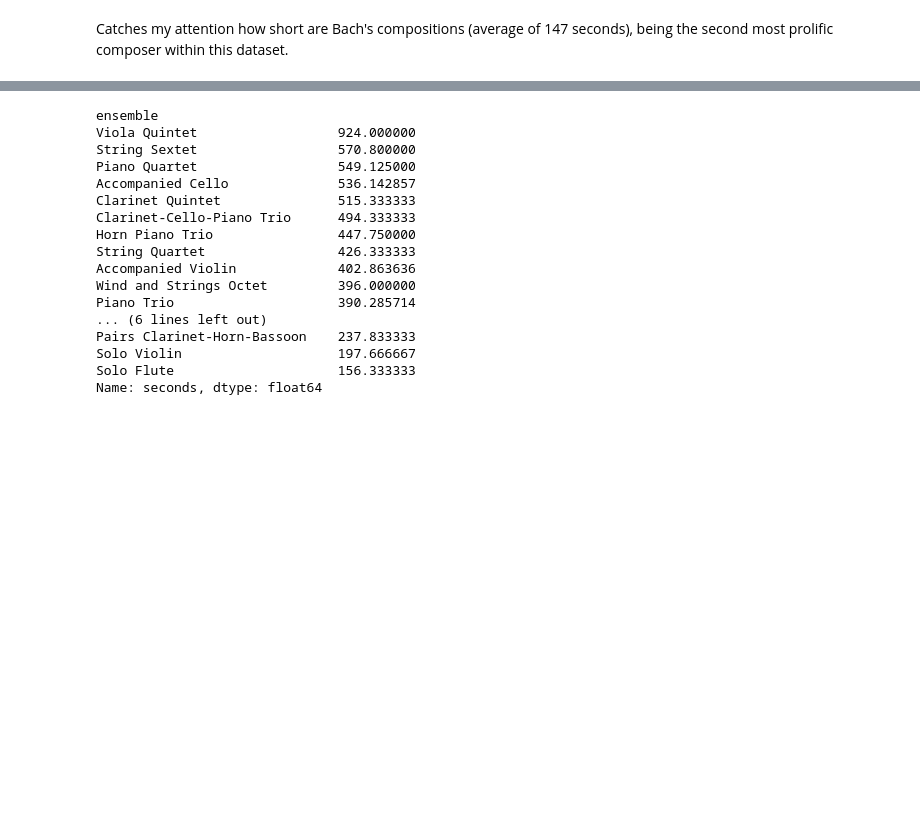
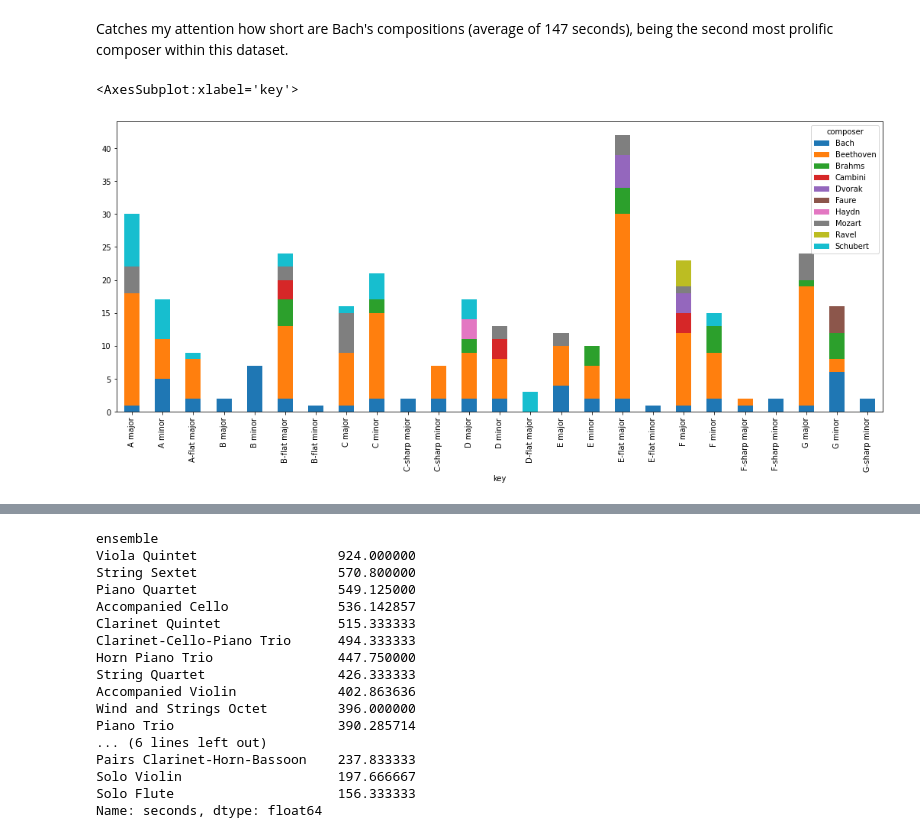
Before and after one commit to xsvxldx/classical_music, a Jupyter notebook: 02-metadata_analysis.ipynb, the cells around one changed output, grey strips where cells are left out. Saved outputs shown, nothing was run; the diff lists cells and outputs as text; code cells hidden in the pictures; blank space fills up the shorter version.

```diff
--- a/02-metadata_analysis.ipynb
+++ b/02-metadata_analysis.ipynb
@@ -270,2 +278,9 @@ Name: seconds, dtype: float64
 # %% [markdown]
 Catches my attention how short are Bach's compositions (average of 147 seconds), being the second most prolific composer within this dataset.
+# %%
+# Popular keys by composer
+df_composer_key = df_meta.groupby(['composer','key']).size()
+df_composer_key.unstack('composer').plot(kind='bar', stacked=True, figsize=(18,7))
+# %% [output]
+<AxesSubplot:xlabel='key'>
+[figure, added]
```
Also changed, not shown: parts of 31 cells of this notebook, 2 other files.
